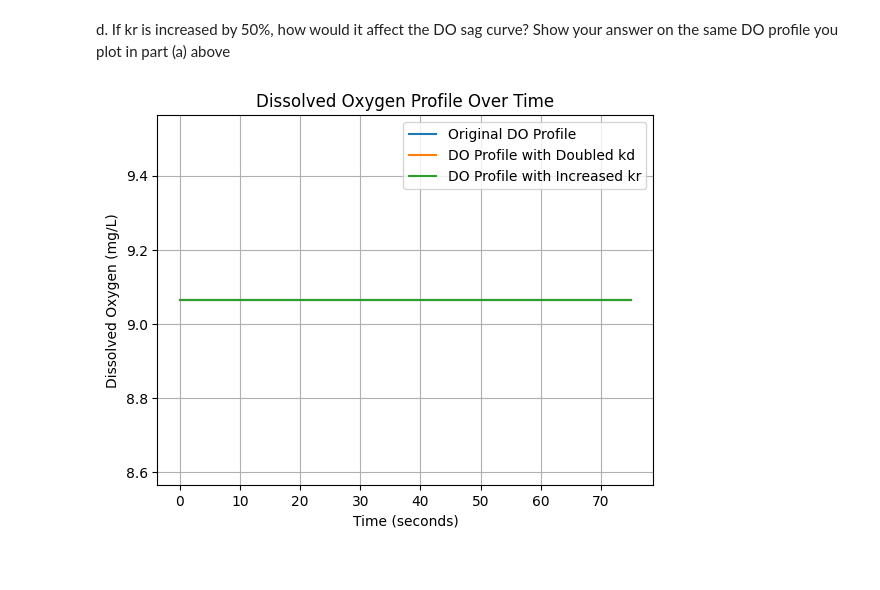
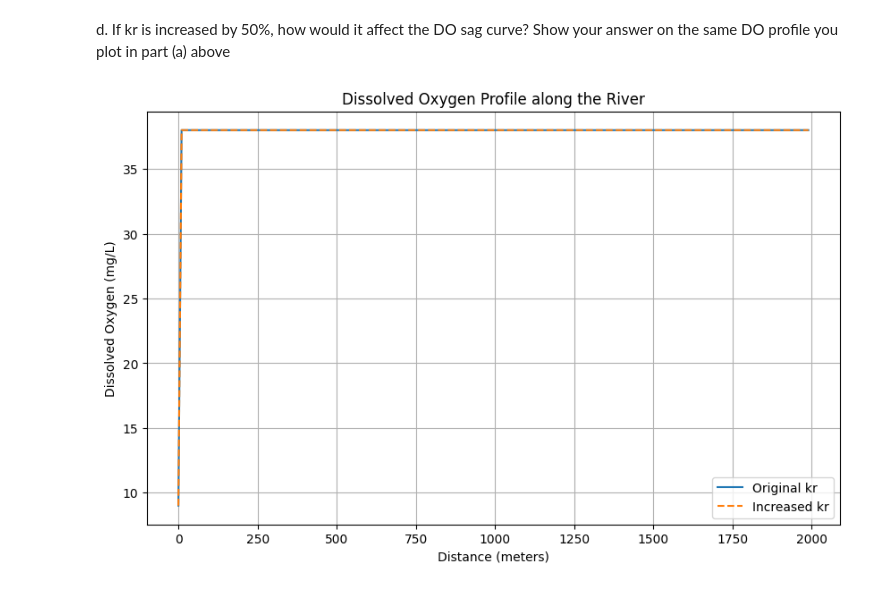
Before and after one commit to ROSE1290/First-Project, a Jupyter notebook: Untitled13.ipynb, the cells around one changed output. Saved outputs shown, nothing was run; the diff lists cells and outputs as text; code cells hidden in the pictures.

```diff
--- a/Untitled13.ipynb
+++ b/Untitled13.ipynb
@@ -115,27 +104,3 @@ plt.show()
 # %% [markdown]
 d. If kr is increased by 50%, how would it affect the DO sag curve? Show your answer
 on the same DO profile you plot in part (a) above
-# %%
-# Increase the value of kr by 50%
-kr *= 1.5
-DO_profile_increased_kr = []
-
-for t in time_or_distance:
-    sewage_DO_change = (sewage_BOD - river_BOD5) * (1 - (sewage_DO_saturation / calculate_DO_saturation(sewage_temperature)))
-    river_DO_change = (sewage_BOD - river_BOD5) * (1 - (river_DO_saturation / calculate_DO_saturation(river_temperature)))
-
-    total_change = (sewage_flow_rate / (river_flow_rate * 1000)) * (sewage_DO_change - river_DO_change)
-
-    DO_profile_increased_kr.append(river_DO_saturation + total_change)
-
-plt.plot(time_or_distance, DO_profile, label='Original DO Profile')
-plt.plot(time_or_distance, DO_profile_doubled_kd, label='DO Profile with Doubled kd')
-plt.plot(time_or_distance, DO_profile_increased_kr, label='DO Profile with Increased kr')
-plt.xlabel('Time (seconds)')
-plt.ylabel('Dissolved Oxygen (mg/L)')
-plt.title('Dissolved Oxygen Profile Over Time')
-plt.grid(True)
-plt.legend()
-plt.show()
-# %% [output]
-[figure, removed]
@@ -144,0 +107,22 @@ than 8 mg/L is not acceptable, what could you do to shorten that distance (or ti
+# %%
+
+kr_increased = 1.5 * kr
+
+DO_concentration_increased_kr = np.zeros_like(distance)
+
+for i, d in enumerate(distance):
+    time = d / river_velocity
+    DO_concentration_increased_kr[i] = DO_source + (BOD_source - BOD5_river) * (1 - np.exp(-kd * time)) - (
+                DO_source - calculate_DO_saturation(T_river)) * np.exp(-kr_increased * time)
+
+plt.figure(figsize=(10, 6))
+plt.plot(distance, DO_concentration, label='Original kr')
+plt.plot(distance, DO_concentration_increased_kr, label='Increased kr', linestyle='--')
+plt.xlabel('Distance (meters)')
+plt.ylabel('Dissolved Oxygen (mg/L)')
+plt.title('Dissolved Oxygen Profile along the River')
+plt.grid(True)
+plt.legend()
+plt.show()
+# %% [output]
+[figure, added]
```
Also changed, not shown: parts of 9 cells of this notebook.
